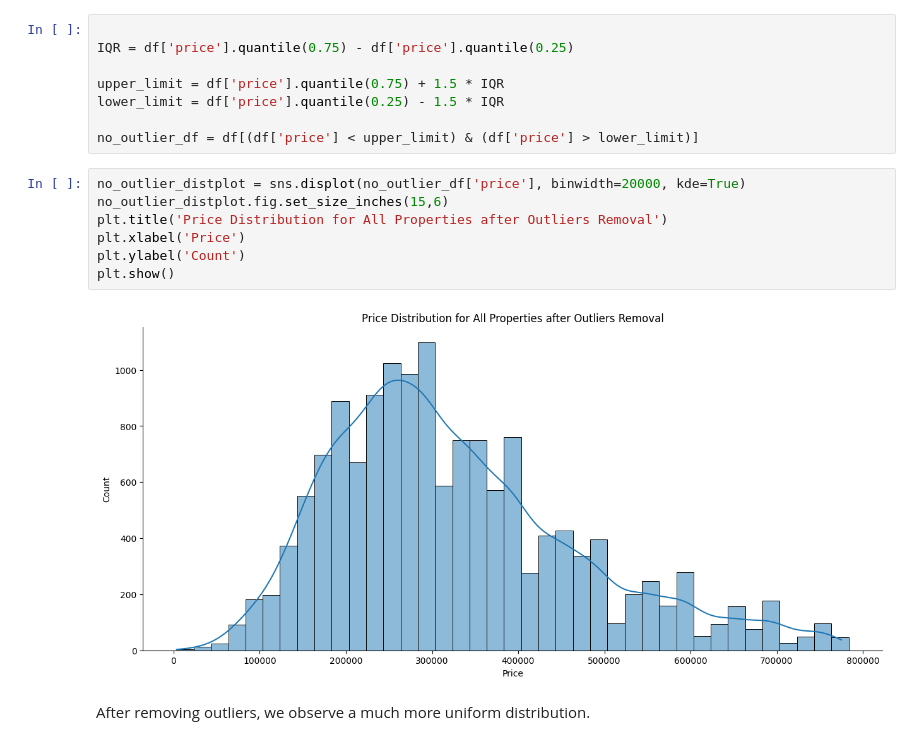
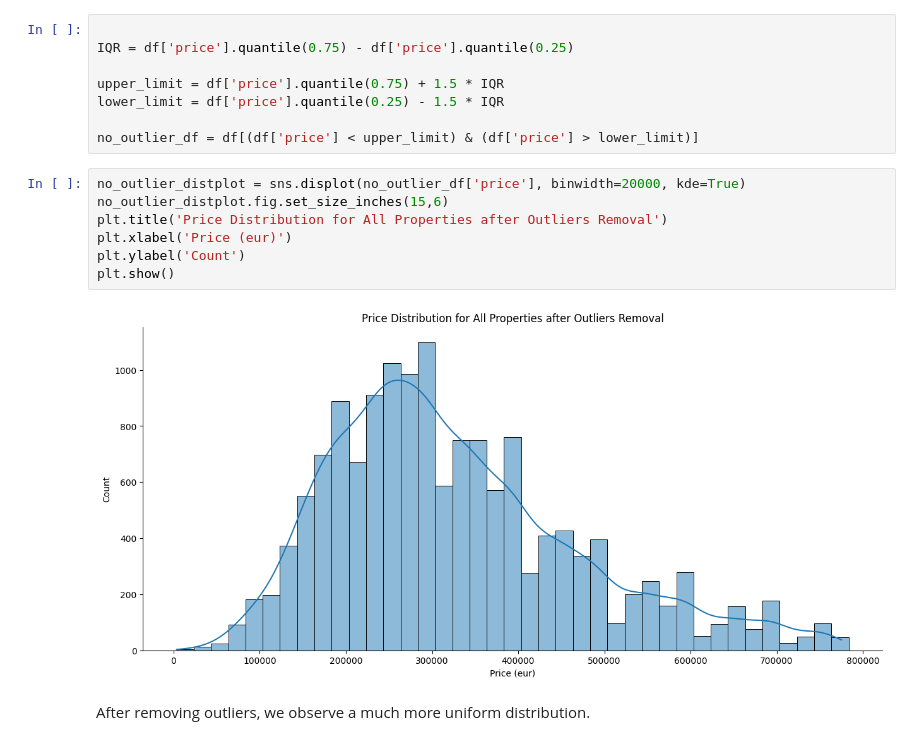
Before and after one commit to feldeh/price-prediction-api, a Jupyter notebook: notebooks/data_analysis.ipynb, the cells around one changed output. Drawn from its saved outputs; the diff is of its cells as text.

```diff
--- a/notebooks/data_analysis.ipynb
+++ b/notebooks/data_analysis.ipynb
@@ -37,12 +37,12 @@ no_outlier_df = df[(df['price'] < upper_limit) & (df['price'] > lower_limit)]
 # %%
 no_outlier_distplot = sns.displot(no_outlier_df['price'], binwidth=20000, kde=True)
 no_outlier_distplot.fig.set_size_inches(15,6)
 plt.title('Price Distribution for All Properties after Outliers Removal')
-plt.xlabel('Price')
+plt.xlabel('Price (eur)')
 plt.ylabel('Count')
 plt.show()
 # %% [output]
-[figure, old version]
+[figure, new version]
 # %% [markdown]
 After removing outliers, we observe a much more uniform distribution.
 # %% [markdown]
```
Also changed, not shown: parts of 3 cells of this notebook.
